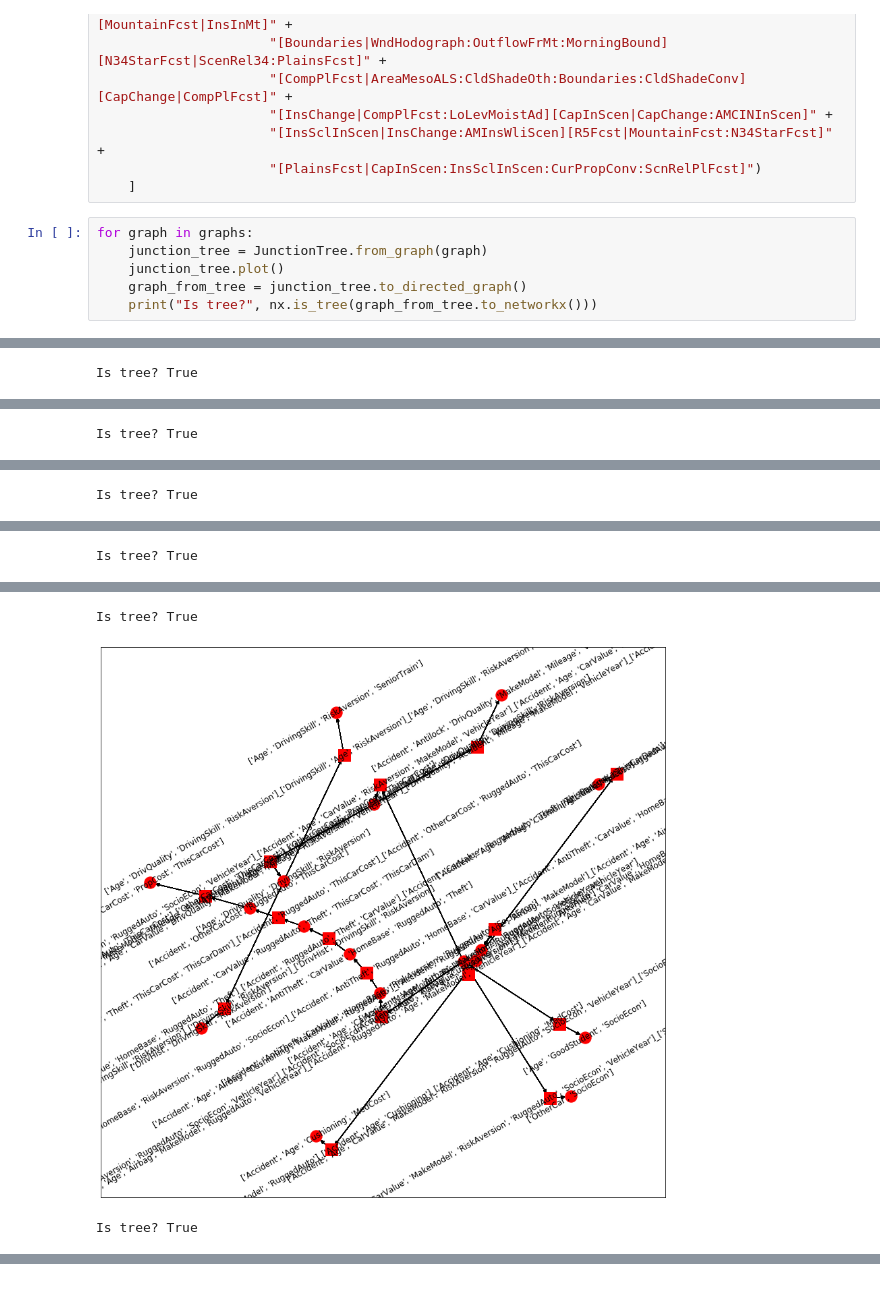
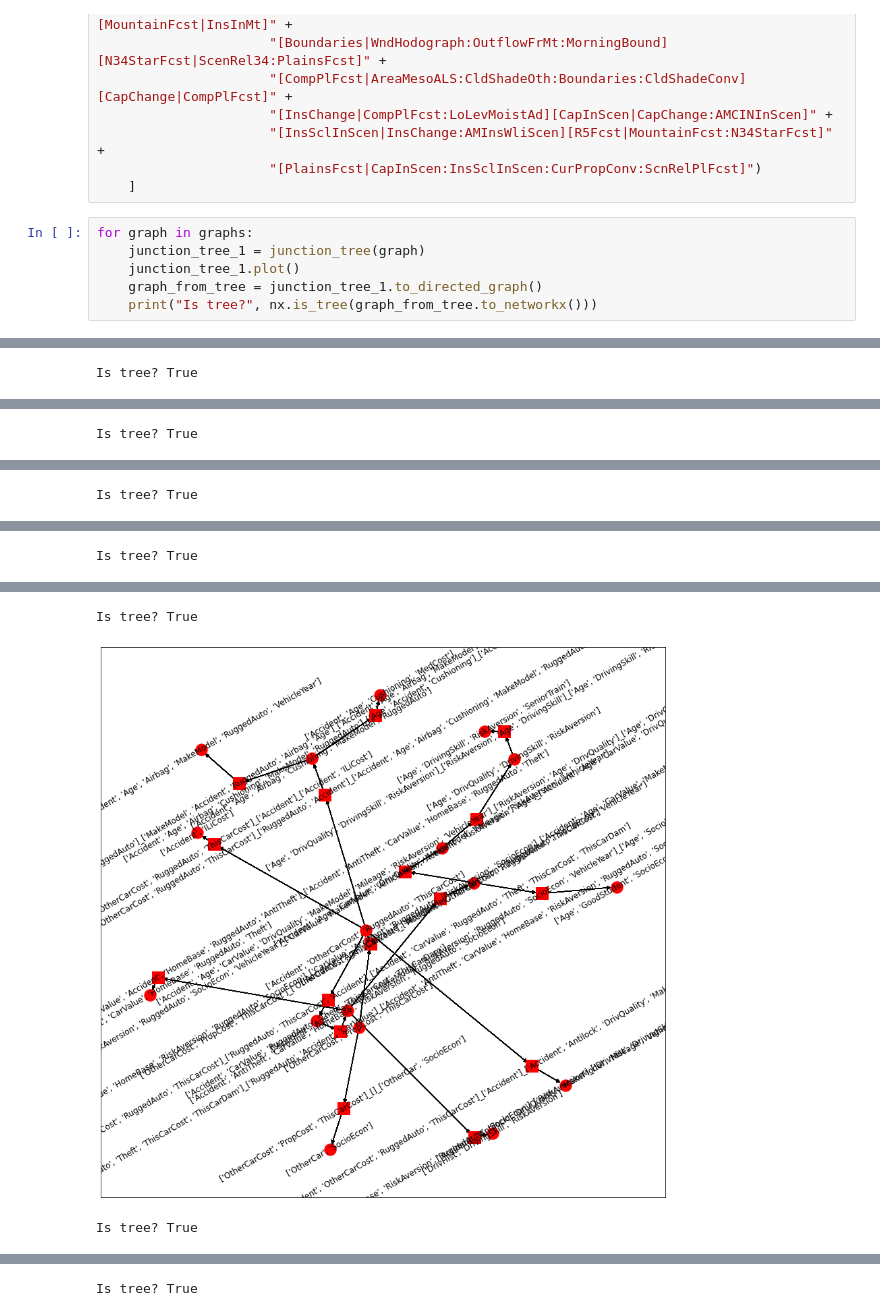
Before and after one commit to madlabunimib/MADBayes, a Jupyter notebook: notebooks/test_build_junction_tree.ipynb, the cells around one changed output, grey strips where cells are left out. Saved outputs shown, nothing was run; the diff lists cells and outputs as text.

```diff
--- a/notebooks/test_build_junction_tree.ipynb
+++ b/notebooks/test_build_junction_tree.ipynb
@@ -78,8 +78,8 @@ graphs = [
     ]
 # %%
 for graph in graphs:
-    junction_tree = JunctionTree.from_graph(graph)
-    junction_tree.plot()
-    graph_from_tree = junction_tree.to_directed_graph()
+    junction_tree_1 = junction_tree(graph)
+    junction_tree_1.plot()
+    graph_from_tree = junction_tree_1.to_directed_graph()
     print("Is tree?", nx.is_tree(graph_from_tree.to_networkx()))
 # %% [output]
@@ -95,3 +95,3 @@ Is tree? True
 Is tree? True
-[figure, old version]
+[figure, new version]
 Is tree? True
@@ -97,0 +99 @@ Is tree? True
+Is tree? True
```
Also changed, not shown: parts of 3 cells of this notebook.
